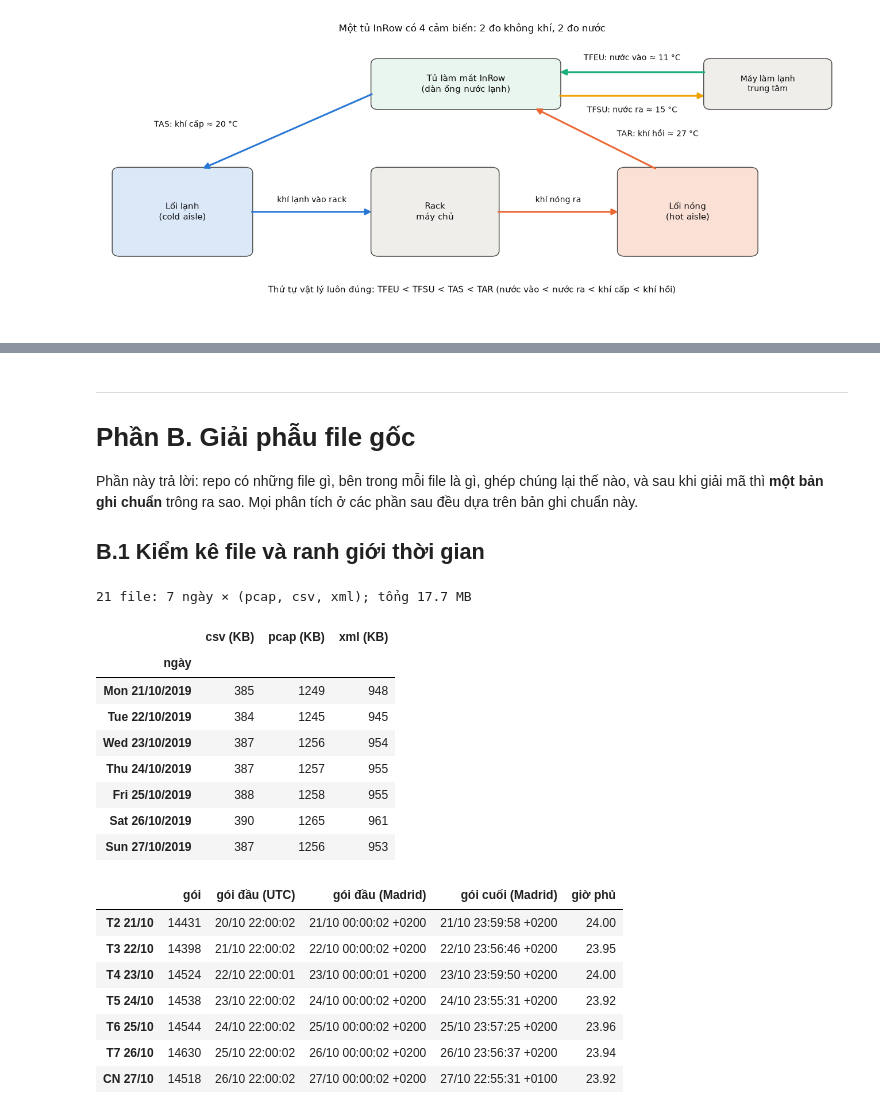
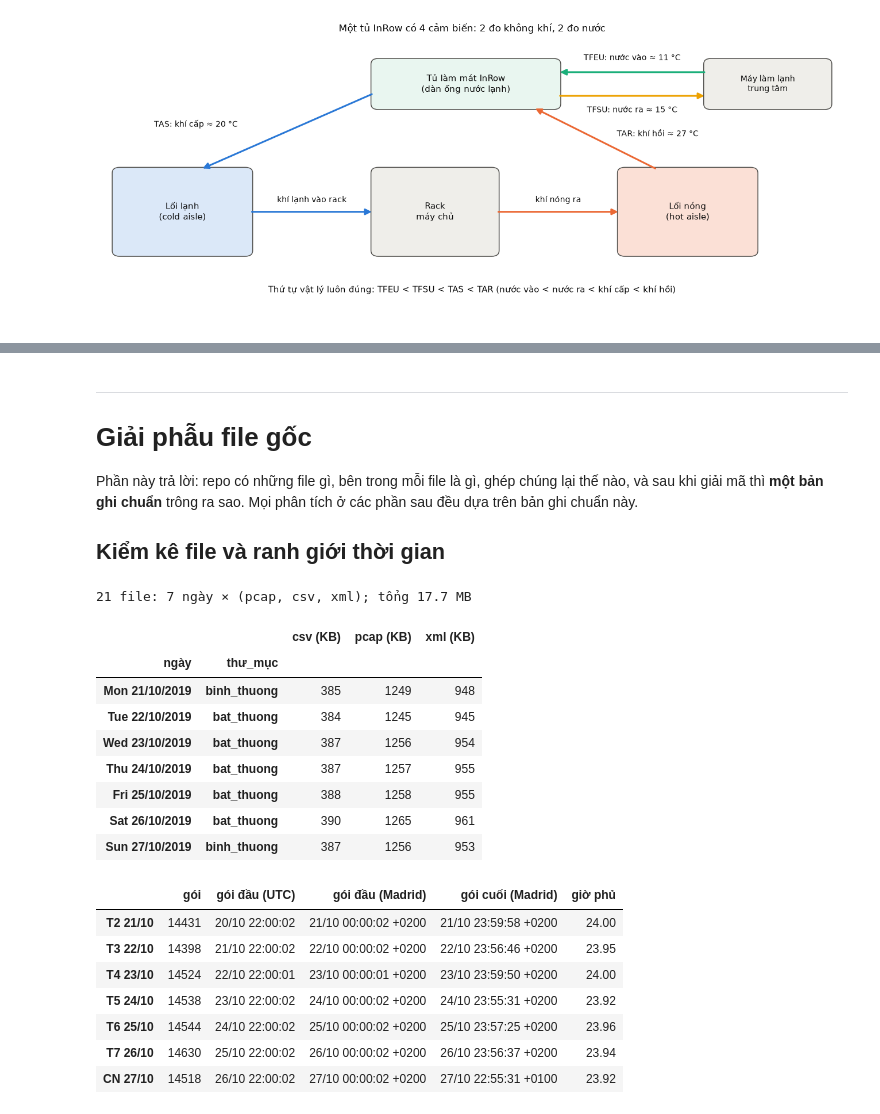
Before and after one commit to CoolSentinel/dad, a Jupyter notebook: monitoring/notebooks/BAO_CAO_PHAN_TICH_DAD.ipynb, the cells around one changed output, grey strips where cells are left out. Drawn from its saved outputs; the diff is of its cells as text; code cells hidden in the pictures.

```diff
--- a/monitoring/notebooks/BAO_CAO_PHAN_TICH_DAD.ipynb
+++ b/monitoring/notebooks/BAO_CAO_PHAN_TICH_DAD.ipynb
@@ -75,10 +39,10 @@ sys.path.insert(0, os.path.abspath(os.path.join("..", "src")))
 import numpy as np, pandas as pd, matplotlib.pyplot as plt, matplotlib.dates as mdates
 from matplotlib.patches import FancyBboxPatch, FancyArrowPatch
 from IPython.display import display, Markdown
-from dad_loader import load_all, INROW_IP, BROKER_IP, DAYS
+from dad_loader import load_all, dad_files, INROW_IP, BROKER_IP, DAYS
 import dad_mining as dm
 
-RAW = os.path.abspath(os.path.join("..", ".."))                 # PCAP + CSV + XML gốc nằm ở gốc repo
+RAW = os.path.abspath(os.path.join("..", "..", "data"))         # dữ liệu gốc: data/binh_thuong/ (T2, CN), data/bat_thuong/ (T3–T7)
 CACHE = os.path.abspath(os.path.join("..", "data", "processed"))  # cache đọc PCAP (không commit)
 FIG_DIR = os.path.abspath(os.path.join("figures", "khung")); os.makedirs(FIG_DIR, exist_ok=True)
 TZ = "Europe/Madrid"
@@ -252,34 +210,34 @@ Chưa thấy công trình nào phân tích DAD ở mức **giá trị nhiệt đ
 # %% [markdown]
 ---
-# Phần B. Giải phẫu file gốc
+# Giải phẫu file gốc
 
 Phần này trả lời: repo có những file gì, bên trong mỗi file là gì, ghép chúng lại thế nào, và sau khi giải mã thì **một bản ghi chuẩn** trông ra sao. Mọi phân tích ở các phần sau đều dựa trên bản ghi chuẩn này.
 
-## B.1 Kiểm kê file và ranh giới thời gian
+## Kiểm kê file và ranh giới thời gian
 # %%
 rows = []
-for f in sorted(glob.glob(os.path.join(RAW, "capture_*"))):
+for f in dad_files(RAW, "capture_*"):
     name = os.path.basename(f)
     stamp = re.search(r"capture_(\d{10})", name).group(1)
-    rows.append(dict(ngày=pd.to_datetime(stamp, format="%y%m%d%H%M").strftime("%a %d/%m/%Y"), stamp=stamp,
+    rows.append(dict(thư_mục=os.path.basename(os.path.dirname(f)), ngày=pd.to_datetime(stamp, format="%y%m%d%H%M").strftime("%a %d/%m/%Y"), stamp=stamp,
                      loại=name.rsplit(".", 1)[1], KB=round(os.path.getsize(f) / 1024)))
 inv = pd.DataFrame(rows)
-files = inv.pivot_table(index=["stamp", "ngày"], columns="loại", values="KB", aggfunc="sum").droplevel(0)
+files = inv.pivot_table(index=["stamp", "ngày", "thư_mục"], columns="loại", values="KB", aggfunc="sum").droplevel(0)
 files.columns = [f"{c} (KB)" for c in files.columns]
 fact("số file dữ liệu gốc", len(inv), 21)
 print(f"{len(inv)} file: 7 ngày × (pcap, csv, xml); tổng {inv.KB.sum() / 1024:.1f} MB")
 files
 # %% [output]
 21 file: 7 ngày × (pcap, csv, xml); tổng 17.7 MB
-|  | csv (KB) | pcap (KB) | xml (KB) |
-| ngày |  |  |  |
-| Mon 21/10/2019 | 385 | 1249 | 948 |
-| Tue 22/10/2019 | 384 | 1245 | 945 |
-| Wed 23/10/2019 | 387 | 1256 | 954 |
-| Thu 24/10/2019 | 387 | 1257 | 955 |
-| Fri 25/10/2019 | 388 | 1258 | 955 |
-| Sat 26/10/2019 | 390 | 1265 | 961 |
-| Sun 27/10/2019 | 387 | 1256 | 953 |
+|  |  | csv (KB) | pcap (KB) | xml (KB) |
+| ngày | thư_mục |  |  |  |
+| Mon 21/10/2019 | binh_thuong | 385 | 1249 | 948 |
+| Tue 22/10/2019 | bat_thuong | 384 | 1245 | 945 |
+| Wed 23/10/2019 | bat_thuong | 387 | 1256 | 954 |
+| Thu 24/10/2019 | bat_thuong | 387 | 1257 | 955 |
+| Fri 25/10/2019 | bat_thuong | 388 | 1258 | 955 |
+| Sat 26/10/2019 | bat_thuong | 390 | 1265 | 961 |
+| Sun 27/10/2019 | binh_thuong | 387 | 1256 | 953 |
 # %%
 span = net.groupby("day", observed=True).agg(gói=("ts", "size"), t0=("ts", "min"), t1=("ts", "max"))
 t0 = pd.to_datetime(span.t0, unit="s", utc=True); t1 = pd.to_datetime(span.t1, unit="s", utc=True)
```
Also changed, not shown: parts of 55 cells of this notebook, 28 other files.
